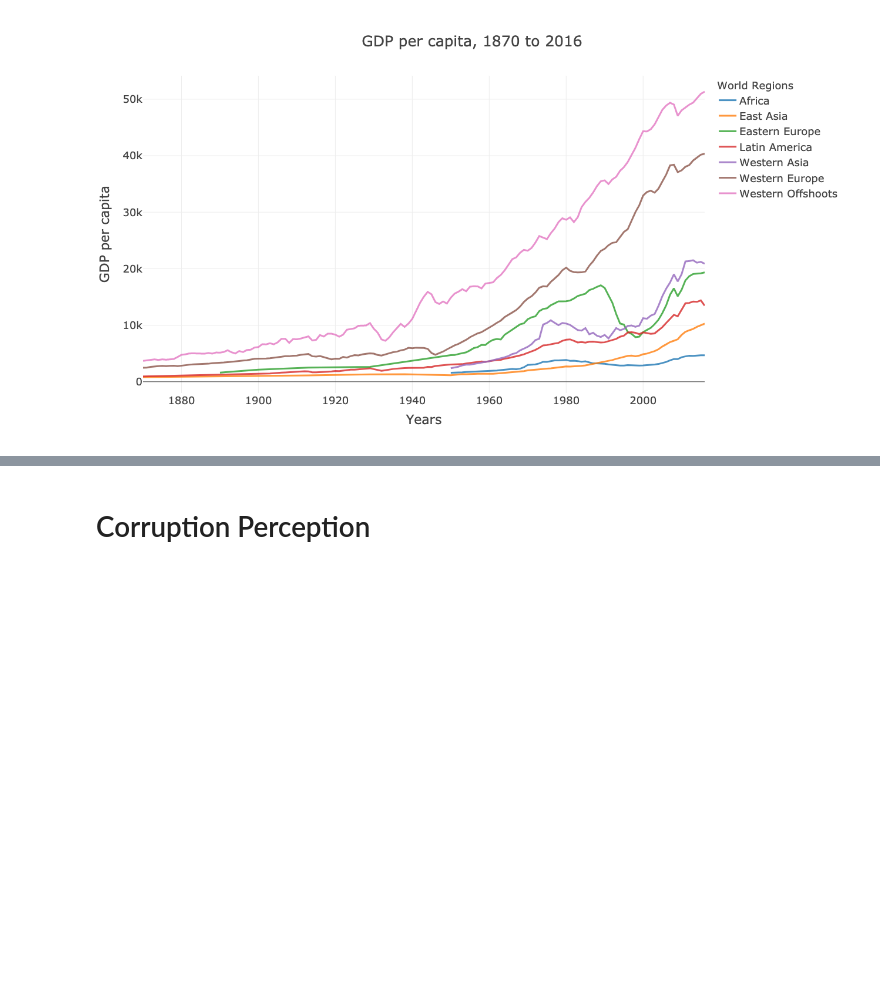
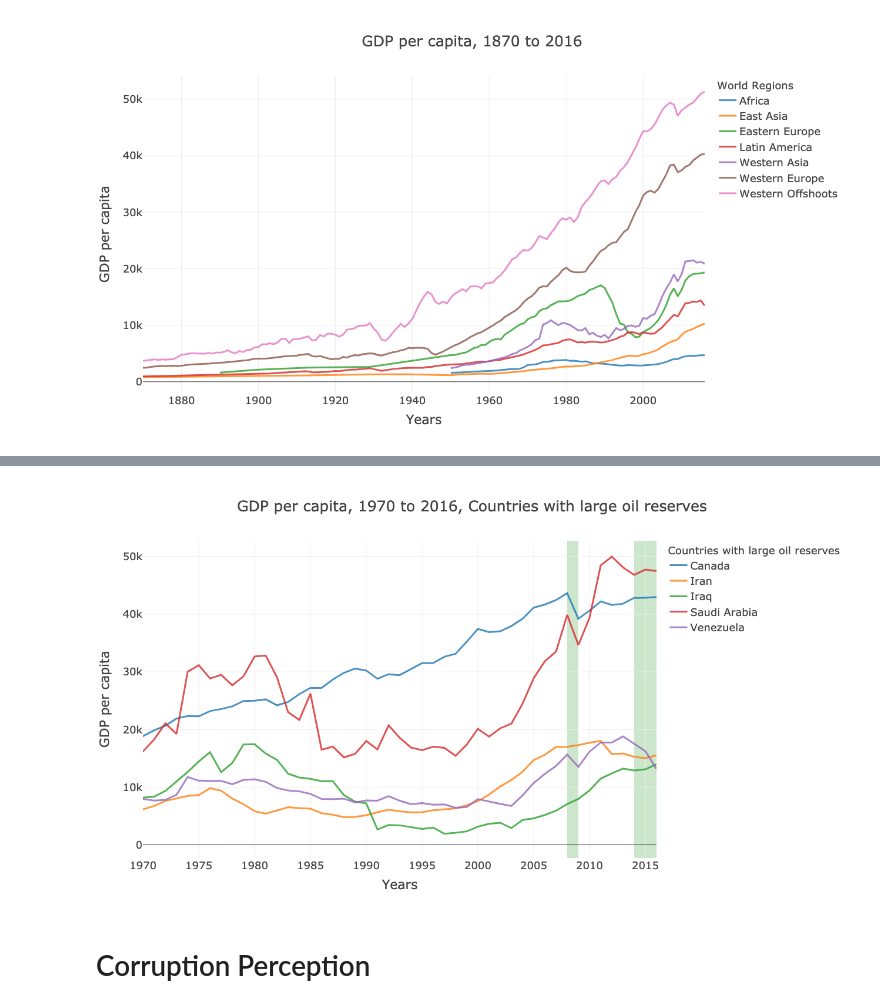
Before and after one commit to leonvanderlee/why_are_countries_wealthy, a Jupyter notebook: code/analysing.ipynb, the cells around one changed output, grey strips where cells are left out. Drawn from its saved outputs; the diff is of its cells as text; code cells hidden in the pictures; blank space fills up the shorter version.

```diff
--- a/code/analysing.ipynb
+++ b/code/analysing.ipynb
@@ -354,3 +354,89 @@ fig.show(renderer="png", width=render_width_plot, height=render_height_plot)
+# %%
+canada = groupby_data.get_group('Canada')
+
+iran = groupby_data.get_group('Iran')
+
+iraq = groupby_data.get_group('Iraq')
+
+saudiarabia = groupby_data.get_group('Saudi Arabia')
+
+venezuela = groupby_data.get_group('Venezuela')
+
+
+
+fig = go.Figure()
+
+fig.add_trace(go.Scatter(
+    x = canada['Year'],
+    y = canada['GDP'],
+    name='Canada',
+    opacity=opacity_traces
+))
+fig.add_trace(go.Scatter(
+    x = iran['Year'],
+    y = iran['GDP'],
+    name='Iran',
+    opacity=opacity_traces
+))
+fig.add_trace(go.Scatter(
+    x = iraq['Year'],
+    y = iraq['GDP'],
+    name='Iraq',
+    opacity=opacity_traces
+))
+fig.add_trace(go.Scatter(
+    x = saudiarabia['Year'],
+    y = saudiarabia['GDP'],
+    name='Saudi Arabia',
+    opacity=opacity_traces
+))
+fig.add_trace(go.Scatter(
+    x = venezuela['Year'],
+    y = venezuela['GDP'],
+    name='Venezuela',
+    opacity=opacity_traces
+))
+
+fig.update_layout(
+    shapes=[
+        dict(
+            type='rect',
+            xref='x',
+            yref='paper',
+            x0='2008',
+            y0=0,
+            x1='2009',
+            y1=1,
+            fillcolor=financial_color,
+            line_width=0,
+            opacity=opacity_shapes,
+            layer='below',
+),
+        dict(
+            type='rect',
+            xref='x',
+            yref='paper',
+            x0='2014',
+            y0=0,
+            x1='2016',
+            y1=1,
+            fillcolor=financial_color,
+            line_width=0,
+            opacity=opacity_shapes,
+            layer='below',
+        ),
+    ]
+)
+
+fig.update_xaxes(range=[1970, 2016])
+
+fig.update_layout(width=width_plot, height=height_plot, title='GDP per capita, 1970 to 2016, Countries with large oil reserves', xaxis_title='Years', yaxis_title='GDP per capita', showlegend=True, legend_title='Countries with large oil reserves')
+
+fig.write_image("../plots/gdp_per_capita/canada_iran_iraq_saudiarabia_venezuela.png")
+
+fig.show(renderer="png", width=render_width_plot, height=render_height_plot)
+# %% [output]
+[figure, added]
 # %% [markdown]
 # Corruption Perception
 # %%
```
Also changed, not shown: parts of 5 cells of this notebook, 6 other files.
